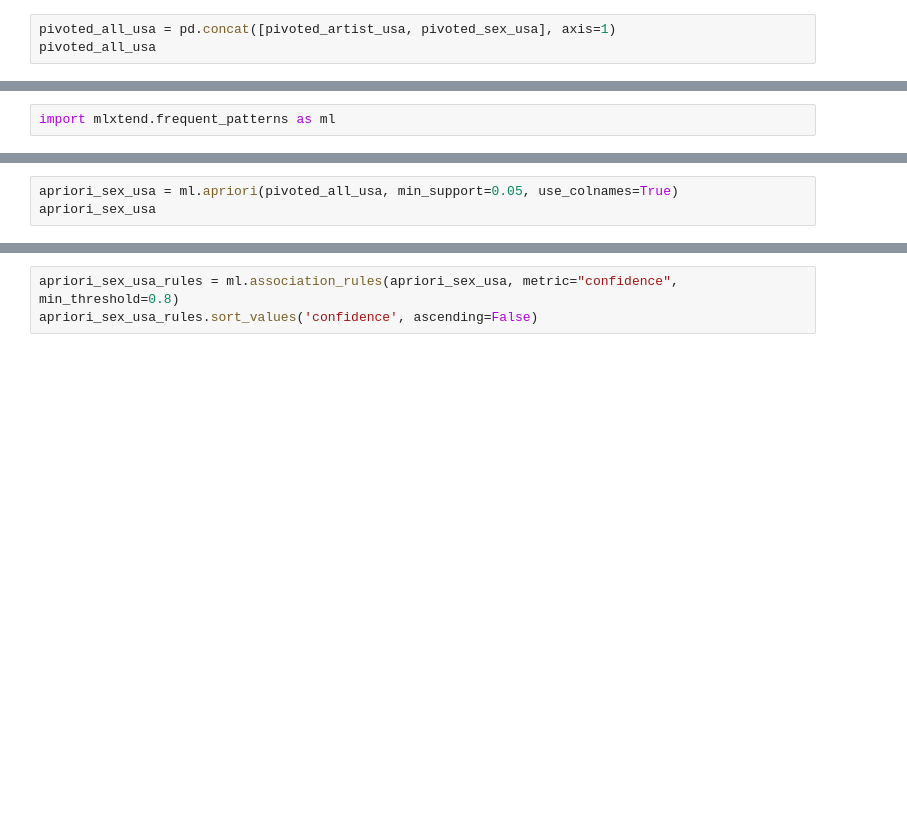
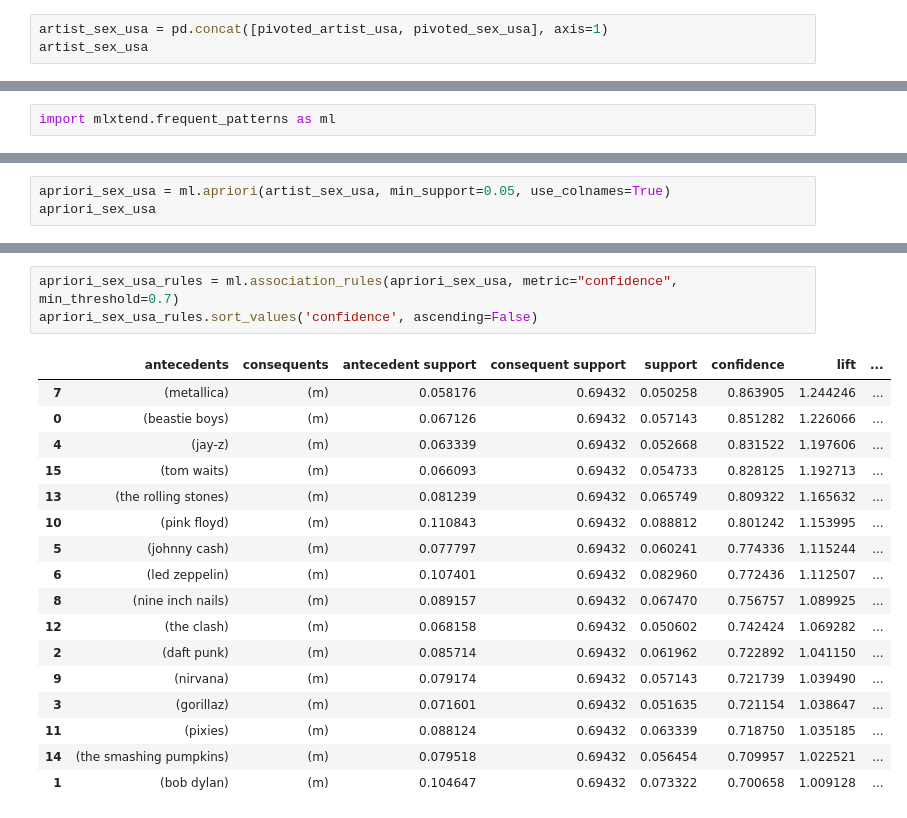
Before and after one commit to Forcause/ML_Labs, a Jupyter notebook: Lab_2/task2.ipynb, the cells around one changed output, grey strips where cells are left out. Saved outputs shown, nothing was run; the diff lists cells and outputs as text; blank space fills up the shorter version.

```diff
--- a/Lab_2/task2.ipynb
+++ b/Lab_2/task2.ipynb
@@ -41,3 +77,3 @@ pivoted_all_japan
 # %%
-pivoted_all_usa = pd.concat([pivoted_artist_usa, pivoted_sex_usa], axis=1)
-pivoted_all_usa
+artist_sex_usa = pd.concat([pivoted_artist_usa, pivoted_sex_usa], axis=1)
+artist_sex_usa
@@ -66,3 +209,3 @@ apriori_sex_jp_rules.sort_values('confidence', ascending=False)
 # %%
-apriori_sex_usa = ml.apriori(pivoted_all_usa, min_support=0.05, use_colnames=True)
+apriori_sex_usa = ml.apriori(artist_sex_usa, min_support=0.05, use_colnames=True)
 apriori_sex_usa
@@ -69,3 +226,21 @@ apriori_sex_usa
 # %%
-apriori_sex_usa_rules = ml.association_rules(apriori_sex_usa, metric="confidence", min_threshold=0.8)
+apriori_sex_usa_rules = ml.association_rules(apriori_sex_usa, metric="confidence", min_threshold=0.7)
 apriori_sex_usa_rules.sort_values('confidence', ascending=False)
+# %% [output]
+|  | antecedents | consequents | antecedent support | consequent support | support | confidence | lift | ... |
+| 7 | (metallica) | (m) | 0.058176 | 0.69432 | 0.050258 | 0.863905 | 1.244246 | ... |
+| 0 | (beastie boys) | (m) | 0.067126 | 0.69432 | 0.057143 | 0.851282 | 1.226066 | ... |
+| 4 | (jay-z) | (m) | 0.063339 | 0.69432 | 0.052668 | 0.831522 | 1.197606 | ... |
+| 15 | (tom waits) | (m) | 0.066093 | 0.69432 | 0.054733 | 0.828125 | 1.192713 | ... |
+| 13 | (the rolling stones) | (m) | 0.081239 | 0.69432 | 0.065749 | 0.809322 | 1.165632 | ... |
+| 10 | (pink floyd) | (m) | 0.110843 | 0.69432 | 0.088812 | 0.801242 | 1.153995 | ... |
+| 5 | (johnny cash) | (m) | 0.077797 | 0.69432 | 0.060241 | 0.774336 | 1.115244 | ... |
+| 6 | (led zeppelin) | (m) | 0.107401 | 0.69432 | 0.082960 | 0.772436 | 1.112507 | ... |
+| 8 | (nine inch nails) | (m) | 0.089157 | 0.69432 | 0.067470 | 0.756757 | 1.089925 | ... |
+| 12 | (the clash) | (m) | 0.068158 | 0.69432 | 0.050602 | 0.742424 | 1.069282 | ... |
+| 2 | (daft punk) | (m) | 0.085714 | 0.69432 | 0.061962 | 0.722892 | 1.041150 | ... |
+| 9 | (nirvana) | (m) | 0.079174 | 0.69432 | 0.057143 | 0.721739 | 1.039490 | ... |
+| 3 | (gorillaz) | (m) | 0.071601 | 0.69432 | 0.051635 | 0.721154 | 1.038647 | ... |
+| 11 | (pixies) | (m) | 0.088124 | 0.69432 | 0.063339 | 0.718750 | 1.035185 | ... |
+| 14 | (the smashing pumpkins) | (m) | 0.079518 | 0.69432 | 0.056454 | 0.709957 | 1.022521 | ... |
+| 1 | (bob dylan) | (m) | 0.104647 | 0.69432 | 0.073322 | 0.700658 | 1.009128 | ... |
```
Also changed, not shown: parts of 23 cells of this notebook.
